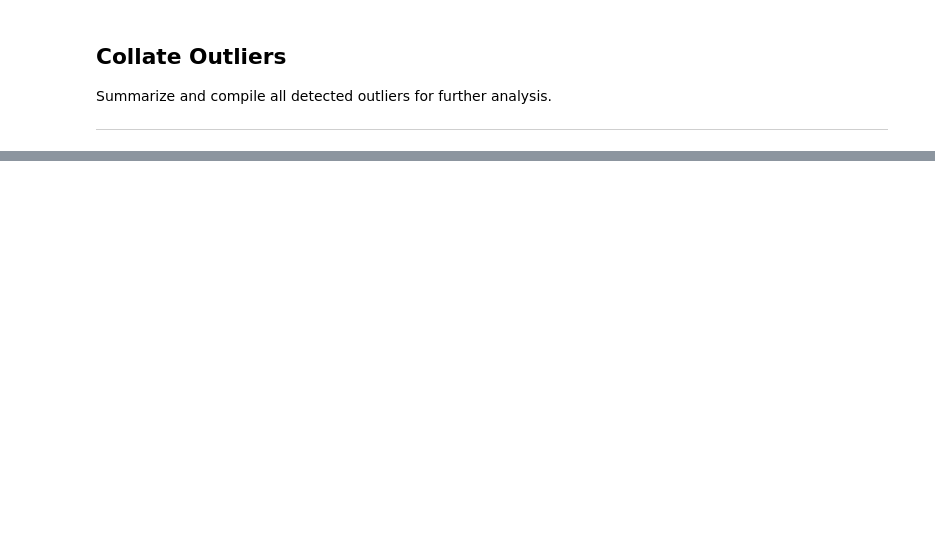
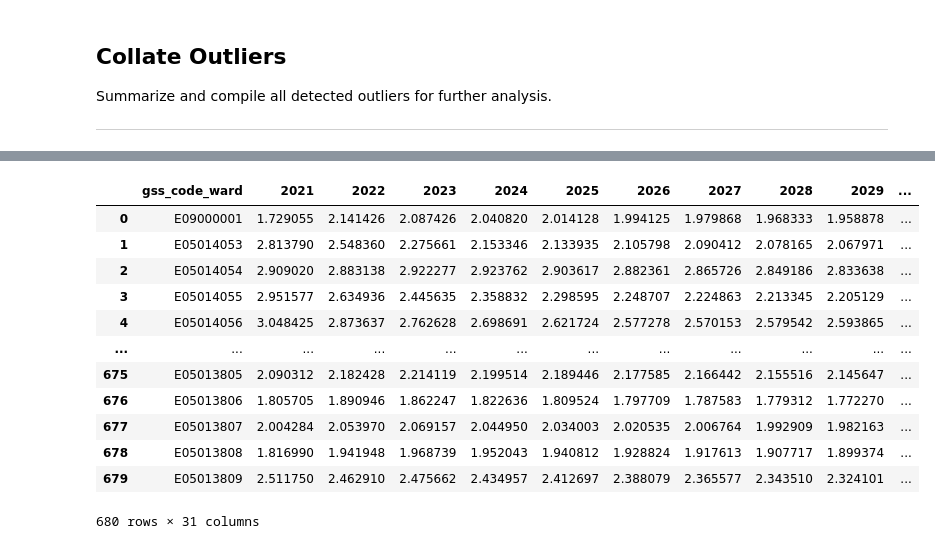
Before and after one commit to SebastianHeslinRees/Projections_QA, a Jupyter notebook: QA_population_projection.ipynb, the cells around one changed output, grey strips where cells are left out. Cells and saved outputs as stored; diff of their text form; code cells hidden in the pictures; blank space fills up the shorter version.

```diff
--- a/QA_population_projection.ipynb
+++ b/QA_population_projection.ipynb
@@ -1198,3 +1493,4 @@ df_tally
 # %%
-#read csv
-household_data = pd.read_csv(r"C:/Users/user/Documents/population_data/2022_Identified_Capacity_15yr_high_fert/2022_Identified_Capacity_15yr_high_fert/csv/household_data.csv")
+#read in rds file
+average_household_size = pyreadr.read_r(r"C:\Users\user\Documents\population_data\2022_Identified_Capacity_15yr_high_fert\2022_Identified_Capacity_15yr_high_fert\ahs.rds")
+average_household_size = average_household_size[None]
@@ -1253,0 +1497,19 @@ household_popn_outlier['household_popn_pct_change']
+# %%
+#remove nan columns
+average_household_size = average_household_size.dropna(axis=1, how='all')
+# %%
+average_household_size
+# %% [output]
+|  | gss_code_ward | 2021 | 2022 | 2023 | 2024 | 2025 | 2026 | 2027 | 2028 | 2029 | ... |
+| 0 | E09000001 | 1.729055 | 2.141426 | 2.087426 | 2.040820 | 2.014128 | 1.994125 | 1.979868 | 1.968333 | 1.958878 | ... |
+| 1 | E05014053 | 2.813790 | 2.548360 | 2.275661 | 2.153346 | 2.133935 | 2.105798 | 2.090412 | 2.078165 | 2.067971 | ... |
+| 2 | E05014054 | 2.909020 | 2.883138 | 2.922277 | 2.923762 | 2.903617 | 2.882361 | 2.865726 | 2.849186 | 2.833638 | ... |
+| 3 | E05014055 | 2.951577 | 2.634936 | 2.445635 | 2.358832 | 2.298595 | 2.248707 | 2.224863 | 2.213345 | 2.205129 | ... |
+| 4 | E05014056 | 3.048425 | 2.873637 | 2.762628 | 2.698691 | 2.621724 | 2.577278 | 2.570153 | 2.579542 | 2.593865 | ... |
+| ... | ... | ... | ... | ... | ... | ... | ... | ... | ... | ... | ... |
+| 675 | E05013805 | 2.090312 | 2.182428 | 2.214119 | 2.199514 | 2.189446 | 2.177585 | 2.166442 | 2.155516 | 2.145647 | ... |
+| 676 | E05013806 | 1.805705 | 1.890946 | 1.862247 | 1.822636 | 1.809524 | 1.797709 | 1.787583 | 1.779312 | 1.772270 | ... |
+| 677 | E05013807 | 2.004284 | 2.053970 | 2.069157 | 2.044950 | 2.034003 | 2.020535 | 2.006764 | 1.992909 | 1.982163 | ... |
+| 678 | E05013808 | 1.816990 | 1.941948 | 1.968739 | 1.952043 | 1.940812 | 1.928824 | 1.917613 | 1.907717 | 1.899374 | ... |
+| 679 | E05013809 | 2.511750 | 2.462910 | 2.475662 | 2.434957 | 2.412697 | 2.388079 | 2.365577 | 2.343510 | 2.324101 | ... |
+680 rows × 31 columns
```
Also changed, not shown: parts of 39 cells of this notebook.
